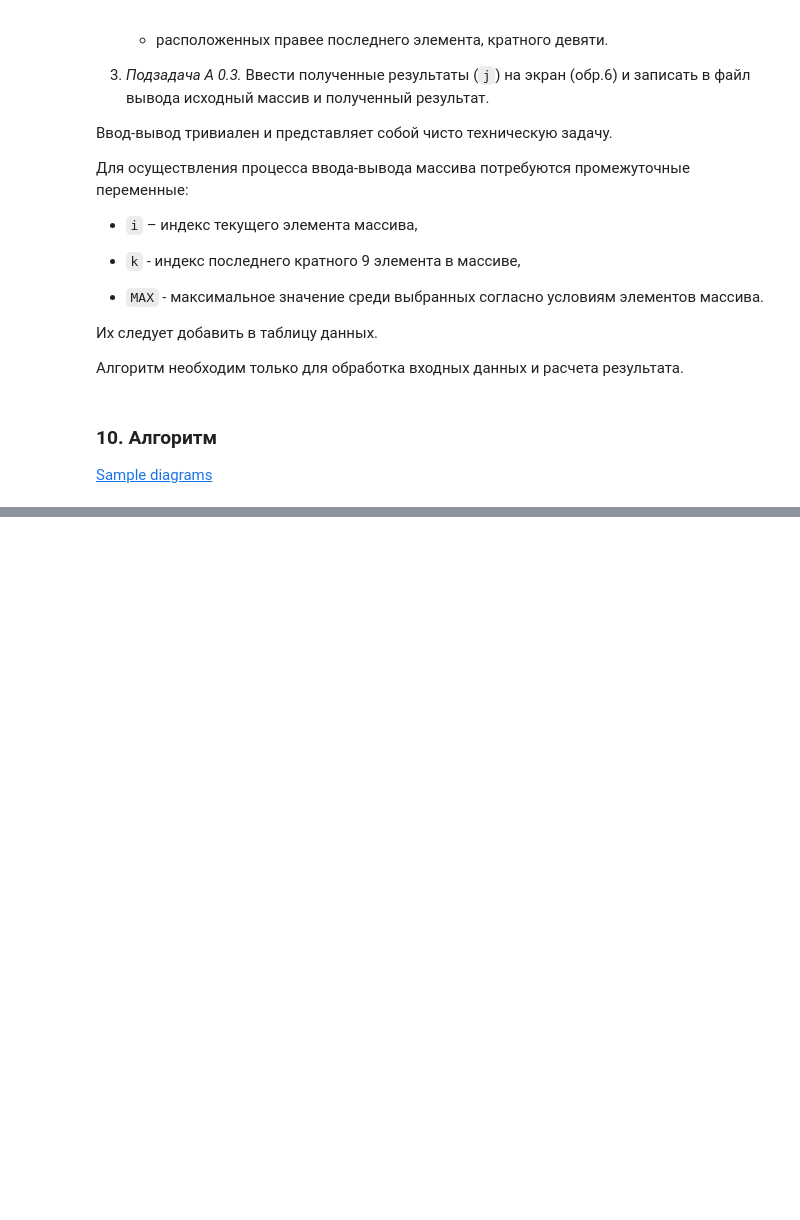
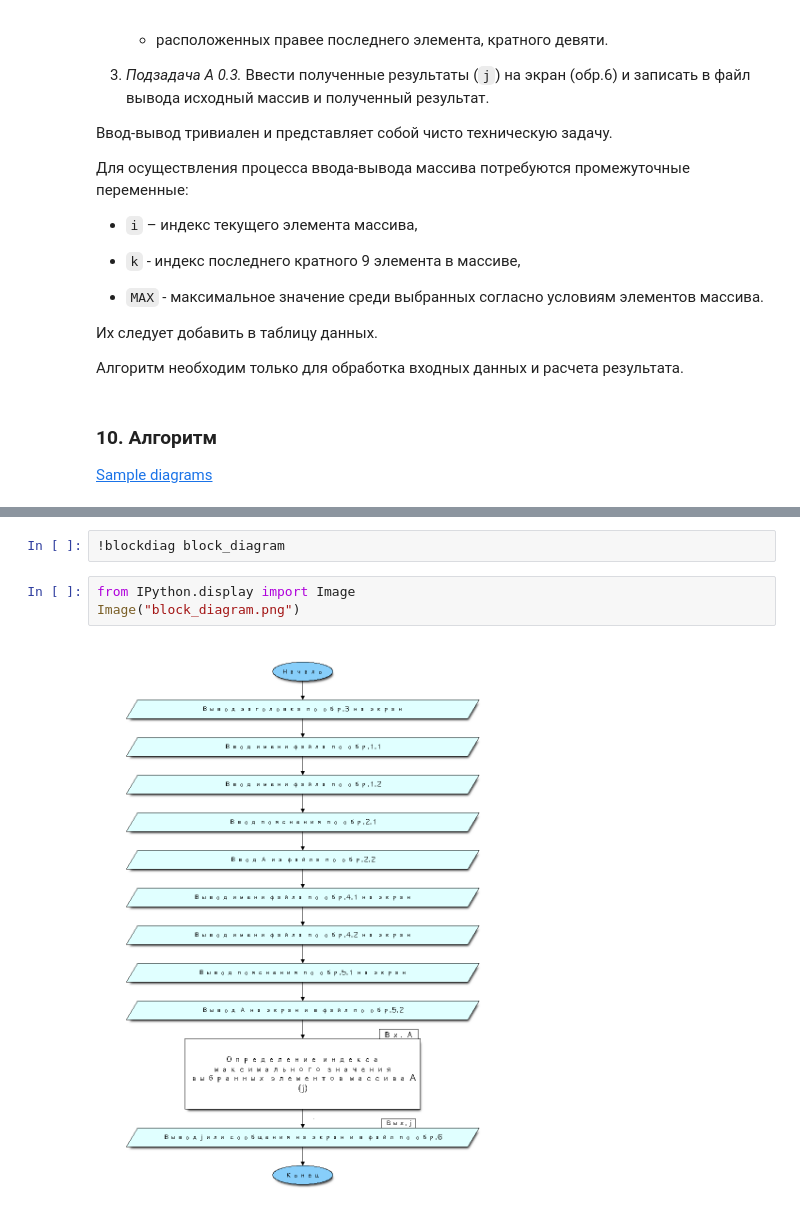
Before and after one commit to OlgaBelitskaya/math_20182019, a Jupyter notebook: program_lab6.ipynb, the cells around one changed output, grey strips where cells are left out. Saved outputs shown, nothing was run; the diff lists cells and outputs as text; blank space fills up the shorter version.

```diff
--- a/program_lab6.ipynb
+++ b/program_lab6.ipynb
@@ -292,0 +327,7 @@ _! в Delphi выход из цикла с 1 до 20 с шагом +1 проис
+# %%
+!blockdiag block_diagram
+# %%
+from IPython.display import Image
+Image("block_diagram.png")
+# %% [output]
+[figure, added]
```
Also changed, not shown: parts of 2 cells of this notebook.
